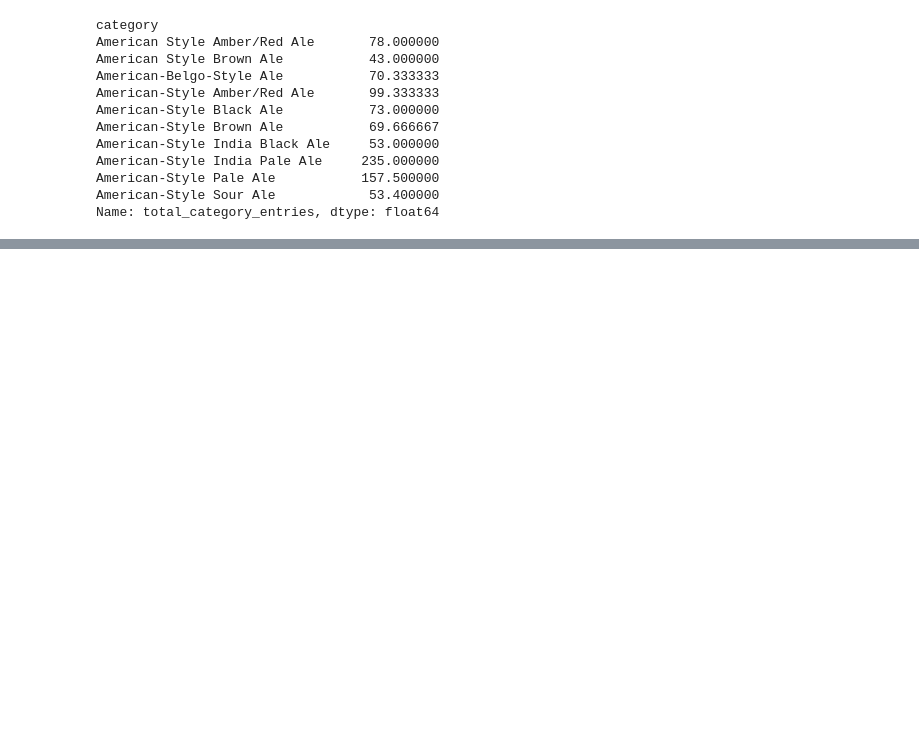
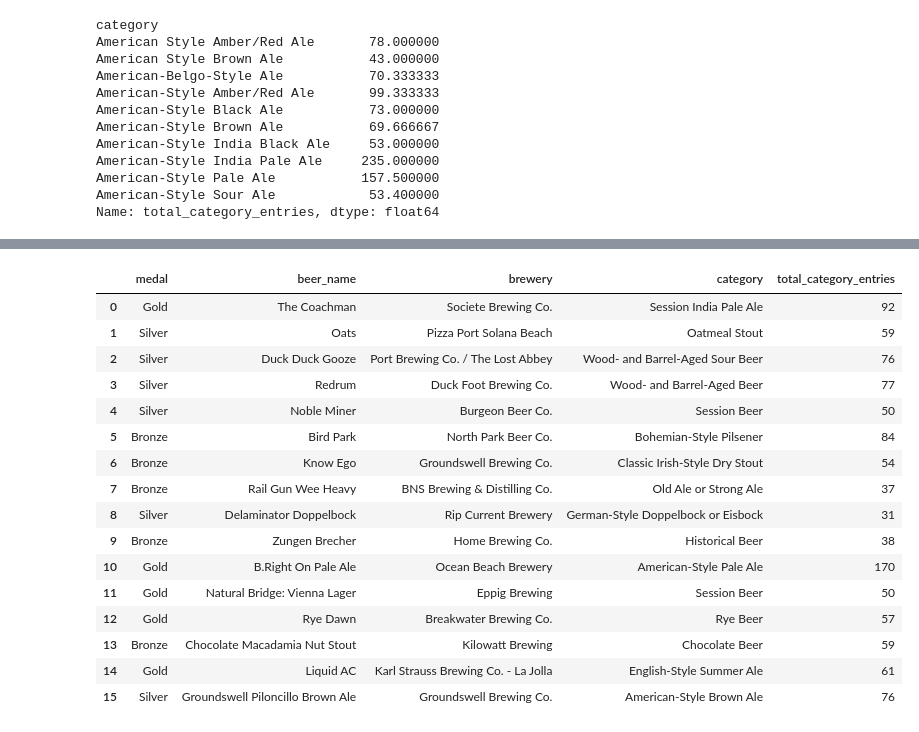
Before and after one commit to jbizzlefoshizzle/Project-1, a Jupyter notebook: CSV.ipynb, the cells around one changed output, grey strips where cells are left out. Saved outputs shown, nothing was run; the diff lists cells and outputs as text; code cells hidden in the pictures; blank space fills up the shorter version.

```diff
--- a/CSV.ipynb
+++ b/CSV.ipynb
@@ -244,0 +261,25 @@ Name: total_category_entries, dtype: int64
+# %%
+# List of all award-winning beers in 2018
+# Any ides for visualization and/or story-telling?
+
+bweh = sd_data.loc[sd_data['year'] == 2018]
+sd_2018 = bweh[['medal', 'beer_name', 'brewery', 'category', 'total_category_entries']]
+sd_2018
+# %% [output]
+|  | medal | beer_name | brewery | category | total_category_entries |
+| 0 | Gold | The Coachman | Societe Brewing Co. | Session India Pale Ale | 92 |
+| 1 | Silver | Oats | Pizza Port Solana Beach | Oatmeal Stout | 59 |
+| 2 | Silver | Duck Duck Gooze | Port Brewing Co. / The Lost Abbey | Wood- and Barrel-Aged Sour Beer | 76 |
+| 3 | Silver | Redrum | Duck Foot Brewing Co. | Wood- and Barrel-Aged Beer | 77 |
+| 4 | Silver | Noble Miner | Burgeon Beer Co. | Session Beer | 50 |
+| 5 | Bronze | Bird Park | North Park Beer Co. | Bohemian-Style Pilsener | 84 |
+| 6 | Bronze | Know Ego | Groundswell Brewing Co. | Classic Irish-Style Dry Stout | 54 |
+| 7 | Bronze | Rail Gun Wee Heavy | BNS Brewing & Distilling Co. | Old Ale or Strong Ale | 37 |
+| 8 | Silver | Delaminator Doppelbock | Rip Current Brewery | German-Style Doppelbock or Eisbock | 31 |
+| 9 | Bronze | Zungen Brecher | Home Brewing Co. | Historical Beer | 38 |
+| 10 | Gold | B.Right On Pale Ale | Ocean Beach Brewery | American-Style Pale Ale | 170 |
+| 11 | Gold | Natural Bridge: Vienna Lager | Eppig Brewing | Session Beer | 50 |
+| 12 | Gold | Rye Dawn | Breakwater Brewing Co. | Rye Beer | 57 |
+| 13 | Bronze | Chocolate Macadamia Nut Stout | Kilowatt Brewing | Chocolate Beer | 59 |
+| 14 | Gold | Liquid AC | Karl Strauss Brewing Co. - La Jolla | English-Style Summer Ale | 61 |
+| 15 | Silver | Groundswell Piloncillo Brown Ale | Groundswell Brewing Co. | American-Style Brown Ale | 76 |
```
Also changed, not shown: parts of 8 cells of this notebook.
